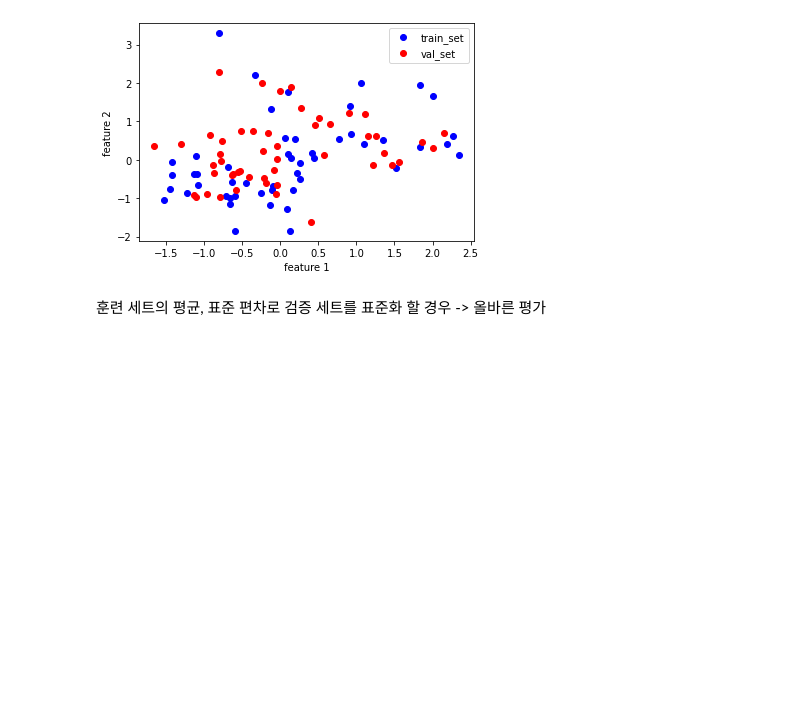
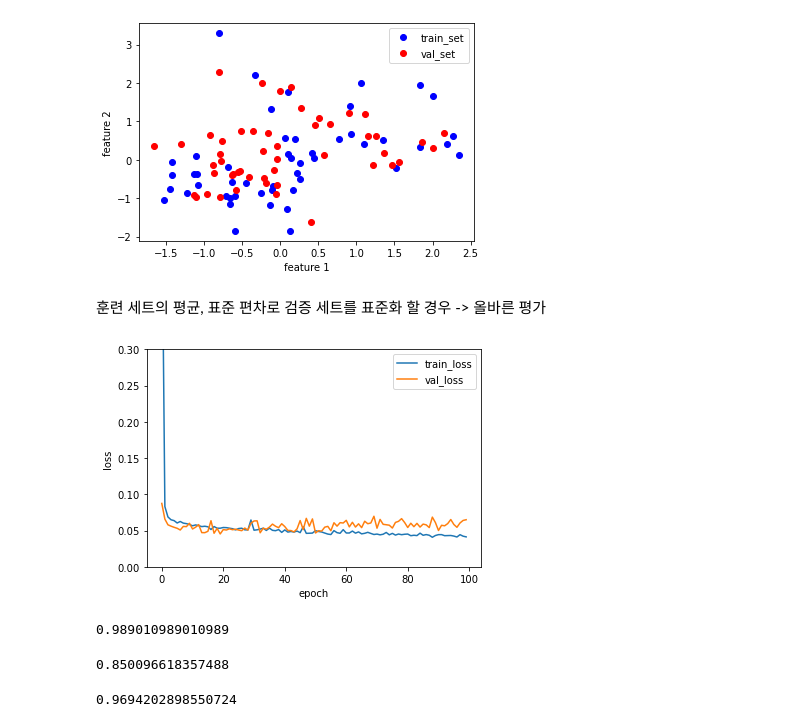
Before and after one commit to ehddy/AI_Study, a Jupyter notebook: 3. 데이터 훈련/데이터 훈련 및 전처리 실습.ipynb, the cells around one changed output. Saved outputs shown, nothing was run; the diff lists cells and outputs as text; code cells hidden in the pictures; blank space fills up the shorter version.

```diff
--- a/3. 데이터 훈련/데이터 훈련 및 전처리 실습.ipynb
+++ b/3. 데이터 훈련/데이터 훈련 및 전처리 실습.ipynb
@@ -56,7 +56,7 @@ plt.show()
 # 가중치를 기록하는 변수와 학습률 파라미터 추가
 
 class SingleLayer:
-    def __init__(self, learning_rate=0.1, l1=0, l2=0):
+    def __init__(self, learning_rate=0.1, l1=0, l2=0, y_val=True):
         self.w = None
         self.b = None
         self.losses = []
@@ -65,6 +65,7 @@ class SingleLayer:
         self.lr = learning_rate
         self.l1 = l1
         self.l2 = l2
+
 
     def forpass(self, x):
         z = np.sum(x * self.w) + self.b # 직선 방정식을 계산
@@ -80,7 +81,8 @@ class SingleLayer:
         a = 1 / (1 + np.exp(-z)) # 시그모이드 계산
 
         return a
-    def fit(self, x, y, epochs=100):
+
+    def fit(self, x, y, epochs=100, x_val=None, y_val=None):
         self.w = np.ones(x.shape[1])
         self.b = 0
         self.w_history.append(self.w.copy()) # 가중치 기록
@@ -116,6 +118,7 @@ class SingleLayer:
             self.losses.append(loss/len(y))
 
             # 검증 세트에 대한 손실 계산
+            self.update_val_loss(x_val, y_val)
 
     def predict(self, x):
         z = [self.forpass(x_i) for x_i in x]
@@ -123,6 +126,22 @@ class SingleLayer:
 
     def score(self, x, y):
         return np.mean(self.predict(x)==y)
+
+
+    def reg_loss(self):
+        return self.l1 * np.sum(np.abs(self.w)) + self.l2 / 2 * np.sum(self.w**2)
+
+    def update_val_loss(self, x_val, y_val):
+        # 검증 세트 손실 기록 로지스틱 손실
+        if x_val is None:
+            return
+        val_loss = 0
+        for i in range(len(x_val)):
+            z = self.forpass(x_val[i])
+            a = self.activation(z)
+            a = np.clip(a, 1e-10, 1-1e-10)
+            val_loss += -(y_val[i]*np.log(a)+(1-y_val[i])*np.log(1-a))
+        self.val_losses.append(val_loss/len(y_val) + self.reg_loss())
 # %%
 layer1 = SingleLayer()
 layer1.fit(x_train, y_train)
@@ -238,7 +257,7 @@ plt.show()
 # 가중치를 기록하는 변수와 학습률 파라미터 추가
 
 class SingleLayer:
-    def __init__(self, learning_rate=0.1, l1=0, l2=0):
+    def __init__(self, learning_rate=0.1, l1=0, l2=0, y_val=True):
         self.w = None
         self.b = None
         self.losses = []
@@ -247,6 +266,7 @@ class SingleLayer:
         self.lr = learning_rate
         self.l1 = l1
         self.l2 = l2
+
 
     def forpass(self, x):
         z = np.sum(x * self.w) + self.b # 직선 방정식을 계산
@@ -262,7 +282,8 @@ class SingleLayer:
         a = 1 / (1 + np.exp(-z)) # 시그모이드 계산
 
         return a
-    def fit(self, x, y, epochs=100):
+
+    def fit(self, x, y, epochs=100, x_val=None, y_val=None):
         self.w = np.ones(x.shape[1])
         self.b = 0
         self.w_history.append(self.w.copy()) # 가중치 기록
@@ -298,6 +319,7 @@ class SingleLayer:
             self.losses.append(loss/len(y))
 
             # 검증 세트에 대한 손실 계산
+            self.update_val_loss(x_val, y_val)
 
     def predict(self, x):
         z = [self.forpass(x_i) for x_i in x]
@@ -321,3 +343,39 @@ class SingleLayer:
             a = np.clip(a, 1e-10, 1-1e-10)
             val_loss += -(y_val[i]*np.log(a)+(1-y_val[i])*np.log(1-a))
         self.val_losses.append(val_loss/len(y_val) + self.reg_loss())
+# %%
+layer3 = SingleLayer()
+layer3.fit(x_train_scaled, y_train, x_val=x_val_scaled, y_val=y_val)
+# %%
+plt.ylim(0, 0.3)
+plt.plot(layer3.losses)
+plt.plot(layer3.val_losses)
+plt.ylabel('loss')
+plt.xlabel('epoch')
+plt.legend(['train_loss', 'val_loss'])
+plt.show()
+# %% [output]
+[figure, added]
+# %%
+layer4 = SingleLayer()
+layer4.fit(x_train_scaled, y_train, epochs=20)
+layer4.score(x_val_scaled, y_val)
+# %% [output]
+0.989010989010989
+# %%
+from sklearn.model_selection import cross_validate
+sgd = SGDClassifier(loss='log', penalty='l2', alpha=0.001, random_state=42)
+scores = cross_validate(sgd, x_train_all, y_train_all, cv=10)
+print(np.mean(scores['test_score']))
+# %% [output]
+0.850096618357488
+# %%
+from sklearn.pipeline import make_pipeline
+from sklearn.preprocessing import StandardScaler
+
+pipe = make_pipeline(StandardScaler(), sgd)
+
+scores = cross_validate(pipe, x_train_all, y_train_all, cv=10, return_train_score=True)
+print(np.mean(scores['test_score']))
+# %% [output]
+0.9694202898550724
```
Also changed, not shown: 1 other file.
